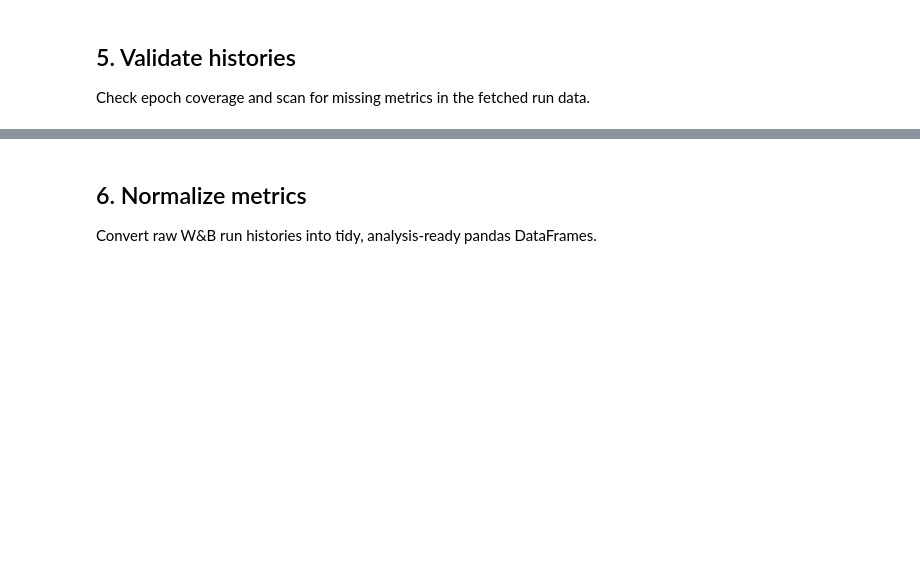
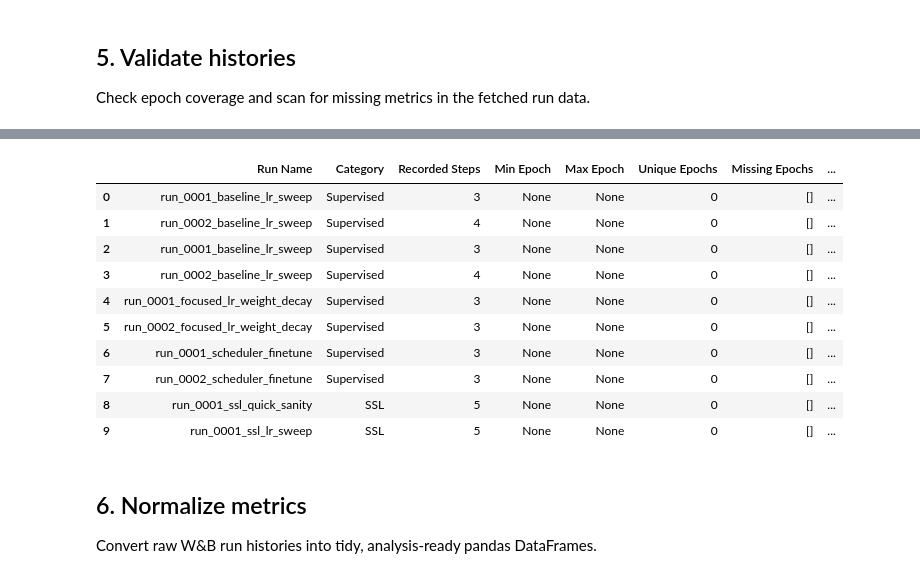
Before and after one commit to sibandze/Bird-Intelligence-System, a Jupyter notebook: notebooks/wandb_run_analysis.ipynb, the cells around one changed output, grey strips where cells are left out. Cells and saved outputs as stored; diff of their text form; code cells hidden in the pictures; blank space fills up the shorter version.

```diff
--- a/notebooks/wandb_run_analysis.ipynb
+++ b/notebooks/wandb_run_analysis.ipynb
@@ -103,45 +103,88 @@ Total SSL Runs: 56
 ## 5. Validate histories
 Check epoch coverage and scan for missing metrics in the fetched run data.
 # %%
-# Validate histories: Check epoch coverage and missing metrics across runs using scan_history
+# Validate histories: epoch coverage, missing metrics, NaNs, and duplicates
 validation_results = []
 
-for idx, row in runs_df.iterrows():
+for _, row in runs_df.iterrows():
     run = row["Run Object"]
 
-    # Retrieve history using scan_history to avoid sampling limitations
-    history_data = list(run.scan_history())
-    history = pd.DataFrame(history_data)
+    history = pd.DataFrame(list(run.scan_history()))
 
     num_steps = len(history)
-    max_epoch = history["epoch"].max() if "epoch" in history.columns else None
+    available_metrics = list(history.columns)
 
-    available_metrics = list(history.columns)
-    missing_metrics = []
-
+    # Expected metrics by experiment category
     if row["Category"] == "Supervised":
-        expected = ["loss", "val_loss", "accuracy"]
-    else: # SSL
+        expected = ["loss", "val_loss", "accuracy", "val_acc"]
+    else:
         expected = ["loss", "val_loss", "val_contrastive_acc"]
 
+    missing_metrics = []
+    partially_missing_metrics = []
+
     for metric in expected:
-        if metric not in available_metrics or history[metric].isnull().all():
+        if metric not in history.columns:
             missing_metrics.append(metric)
+        elif history[metric].isnull().all():
+            missing_metrics.append(metric)
+        elif history[metric].isnull().any():
+            partially_missing_metrics.append(metric)
+
+    # Epoch coverage
+    if "epoch" in history.columns:
+        epochs = history["epoch"].dropna()
+
+        max_epoch = epochs.max() if not epochs.empty else None
+        min_epoch = epochs.min() if not epochs.empty else None
+
+        unique_epochs = sorted(epochs.unique())
+        missing_epochs = []
+
+        if min_epoch is not None and max_epoch is not None:
+            expected_epochs = set(
+                range(int(min_epoch), int(max_epoch) + 1)
+            )
+            missing_epochs = sorted(
+                expected_epochs - set(unique_epochs)
+            )
+
+        duplicate_epochs = (
+            epochs.value_counts()
+            .loc[lambda x: x > 1]
+            .index.tolist()
+        )
+    else:
+        max_epoch = None
+        min_epoch = None
+        missing_epochs = []
+        duplicate_epochs = []
 
     validation_results.append({
         "Run Name": row["Run Name"],
         "Category": row["Category"],
         "Recorded Steps": num_steps,
+        "Min Epoch": min_epoch,
         "Max Epoch": max_epoch,
-        "Missing Metrics": missing_metrics if missing_metrics else "None"
+        "Unique Epochs": len(unique_epochs) if "epoch" in history.columns else 0,
+        "Missing Epochs": missing_epochs,
+        "Duplicate Epochs": duplicate_epochs,
+        "Missing Metrics": missing_metrics,
+        "Partially Missing Metrics": partially_missing_metrics,
     })
 
-# Convert validation results to DataFrame
 validation_df = pd.DataFrame(validation_results)
 
-# Display summary of validation results
 print("--- Validation Summary ---")
 print(f"Total Runs Checked: {len(validation_df)}")
-print(f"Runs with Missing Metrics: {len(validation_df[validation_df['Missing Metrics'] != 'None'])}")
+print(f"Runs with Missing Metrics: "
+      f"{validation_df['Missing Metrics'].apply(bool).sum()}")
+print(f"Runs with Partial Metric NaNs: "
+      f"{validation_df['Partially Missing Metrics'].apply(bool).sum()}")
+print(f"Runs with Missing Epochs: "
+      f"{validation_df['Missing Epochs'].apply(bool).sum()}")
+print(f"Runs with Duplicate Epochs: "
+      f"{validation_df['Duplicate Epochs'].apply(bool).sum()}")
 
 display(validation_df.head(10))
+# %% [output]
@@ -148,3 +197,14 @@ display(validation_df.head(10))
+|  | Run Name | Category | Recorded Steps | Min Epoch | Max Epoch | Unique Epochs | Missing Epochs | ... |
+| 0 | run_0001_baseline_lr_sweep | Supervised | 3 | None | None | 0 | [] | ... |
+| 1 | run_0002_baseline_lr_sweep | Supervised | 4 | None | None | 0 | [] | ... |
+| 2 | run_0001_baseline_lr_sweep | Supervised | 3 | None | None | 0 | [] | ... |
+| 3 | run_0002_baseline_lr_sweep | Supervised | 4 | None | None | 0 | [] | ... |
+| 4 | run_0001_focused_lr_weight_decay | Supervised | 3 | None | None | 0 | [] | ... |
+| 5 | run_0002_focused_lr_weight_decay | Supervised | 3 | None | None | 0 | [] | ... |
+| 6 | run_0001_scheduler_finetune | Supervised | 3 | None | None | 0 | [] | ... |
+| 7 | run_0002_scheduler_finetune | Supervised | 3 | None | None | 0 | [] | ... |
+| 8 | run_0001_ssl_quick_sanity | SSL | 5 | None | None | 0 | [] | ... |
+| 9 | run_0001_ssl_lr_sweep | SSL | 5 | None | None | 0 | [] | ... |
 # %% [markdown]
 ## 6. Normalize metrics
 Convert raw W&B run histories into tidy, analysis-ready pandas DataFrames.
```
Also changed, not shown: parts of 1 cell of this notebook.
